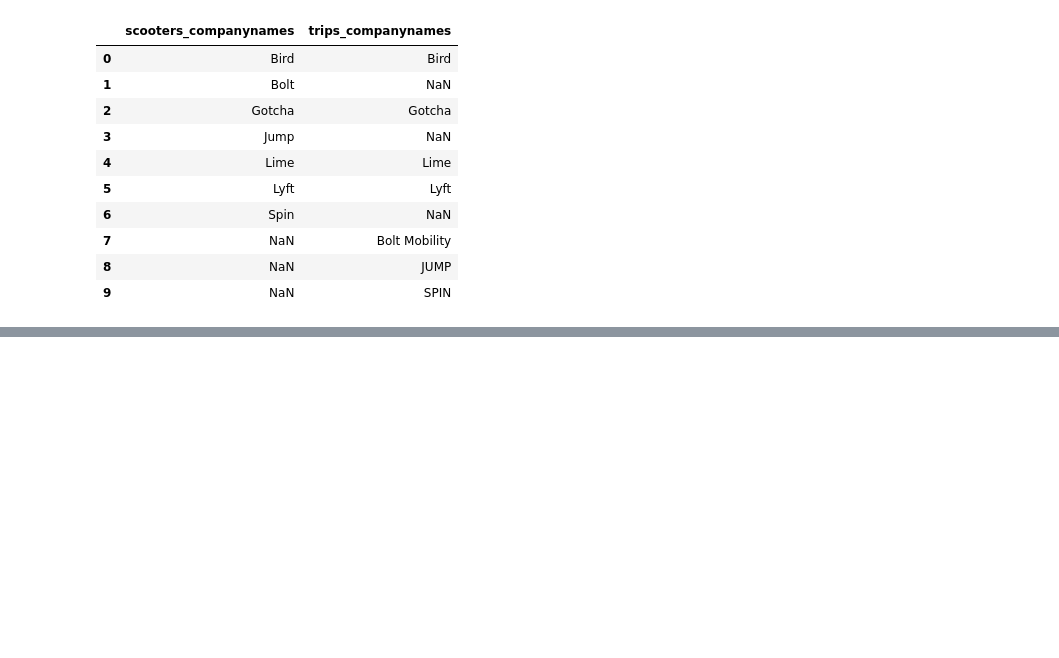
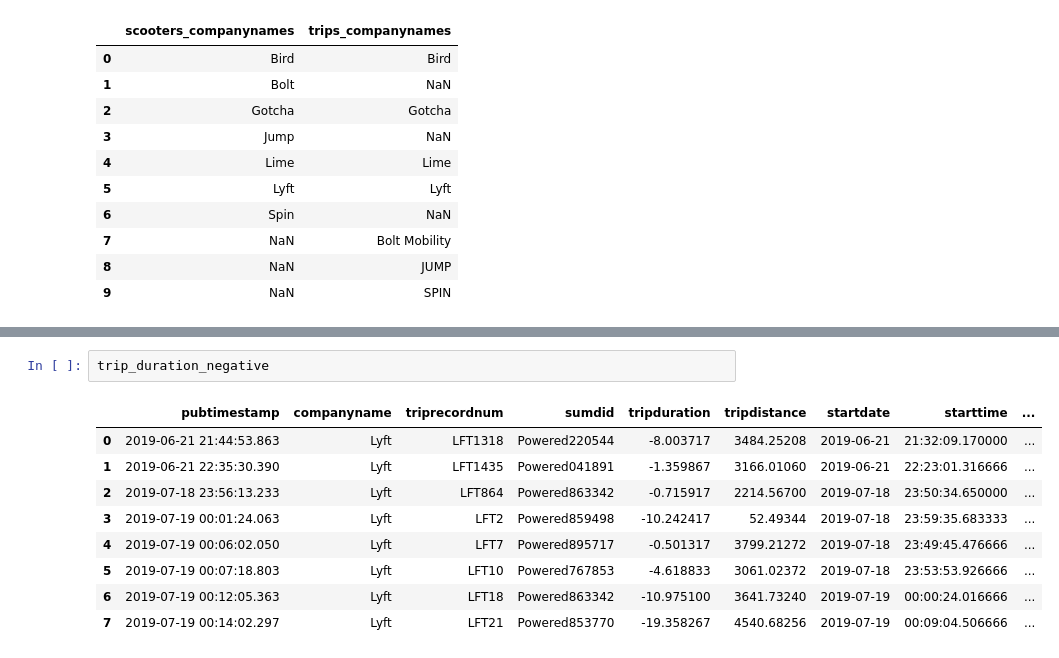
Before and after one commit to NSS-Full-Time-Data-Analytics-11/nashville-scooters-jazzy, a Jupyter notebook: Scooters.ipynb, the cells around one changed output, grey strips where cells are left out. Drawn from its saved outputs; the diff is of its cells as text; blank space fills up the shorter version.

```diff
--- a/Scooters.ipynb
+++ b/Scooters.ipynb
@@ -70,0 +113,12 @@ pd.merge(scooters_companies,trips_companies,  left_on = 'scooters_companynames',
+# %%
+trip_duration_negative
+# %% [output]
+|  | pubtimestamp | companyname | triprecordnum | sumdid | tripduration | tripdistance | startdate | starttime | ... |
+| 0 | 2019-06-21 21:44:53.863 | Lyft | LFT1318 | Powered220544 | -8.003717 | 3484.25208 | 2019-06-21 | 21:32:09.170000 | ... |
+| 1 | 2019-06-21 22:35:30.390 | Lyft | LFT1435 | Powered041891 | -1.359867 | 3166.01060 | 2019-06-21 | 22:23:01.316666 | ... |
+| 2 | 2019-07-18 23:56:13.233 | Lyft | LFT864 | Powered863342 | -0.715917 | 2214.56700 | 2019-07-18 | 23:50:34.650000 | ... |
+| 3 | 2019-07-19 00:01:24.063 | Lyft | LFT2 | Powered859498 | -10.242417 | 52.49344 | 2019-07-18 | 23:59:35.683333 | ... |
+| 4 | 2019-07-19 00:06:02.050 | Lyft | LFT7 | Powered895717 | -0.501317 | 3799.21272 | 2019-07-18 | 23:49:45.476666 | ... |
+| 5 | 2019-07-19 00:07:18.803 | Lyft | LFT10 | Powered767853 | -4.618833 | 3061.02372 | 2019-07-18 | 23:53:53.926666 | ... |
+| 6 | 2019-07-19 00:12:05.363 | Lyft | LFT18 | Powered863342 | -10.975100 | 3641.73240 | 2019-07-19 | 00:00:24.016666 | ... |
+| 7 | 2019-07-19 00:14:02.297 | Lyft | LFT21 | Powered853770 | -19.358267 | 4540.68256 | 2019-07-19 | 00:09:04.506666 | ... |
```
Also changed, not shown: parts of 17 cells of this notebook.
